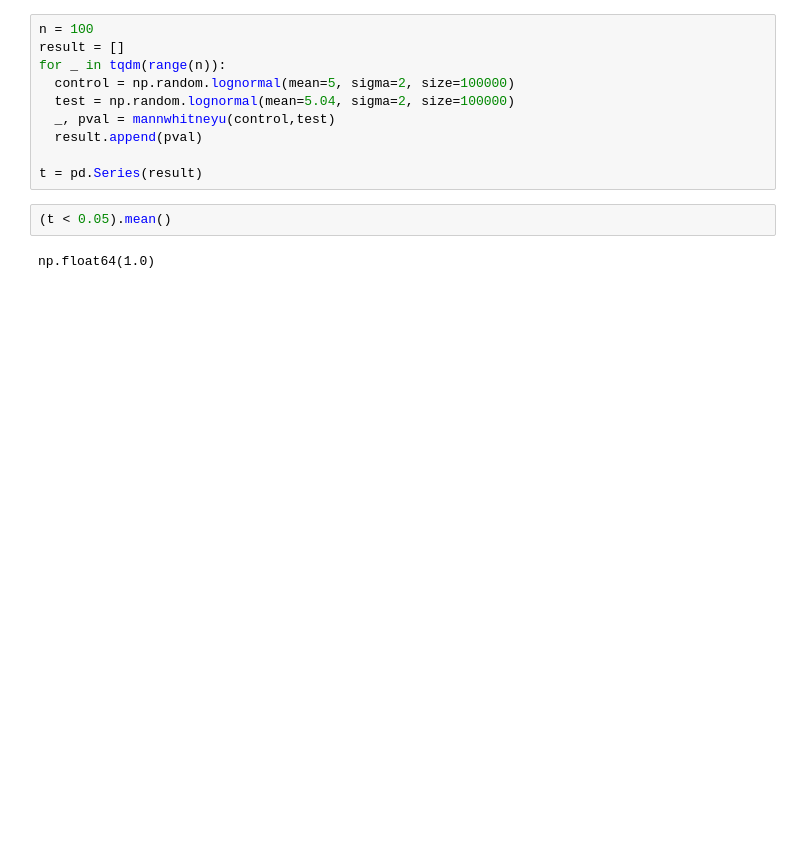
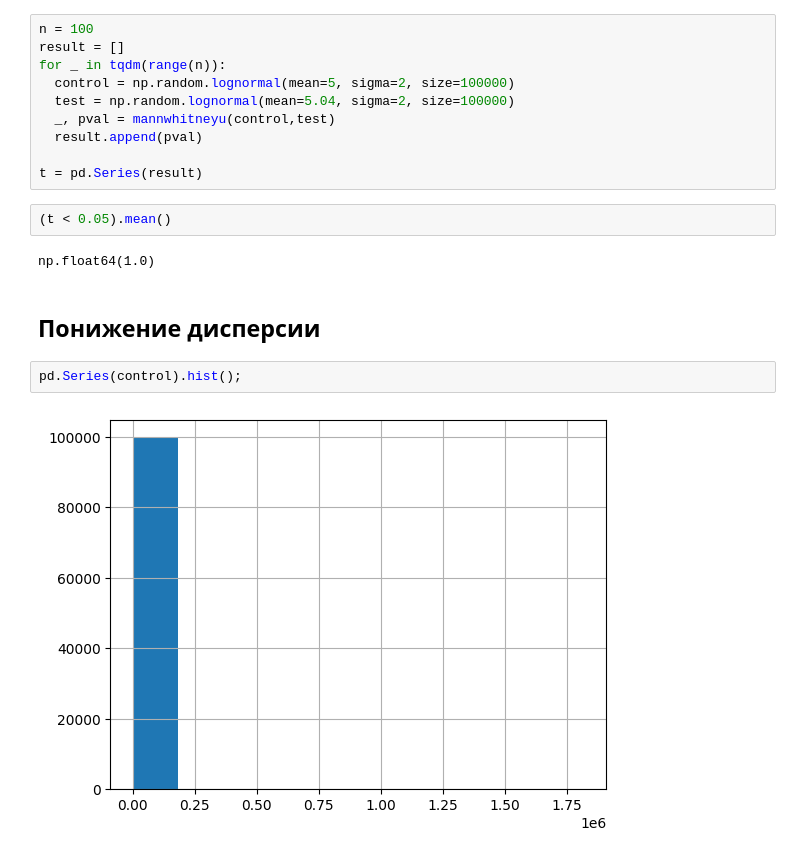
Before and after one commit to SergeyB81/Portfolio-DS, a Jupyter notebook: Тестовое CG/Bank-62-68/bank_ds_trainee_test_case-4.ipynb, the cells around one changed output. Drawn from its saved outputs; the diff is of its cells as text; blank space fills up the shorter version.

```diff
--- a/Тестовое CG/Bank-62-68/bank_ds_trainee_test_case-4.ipynb
+++ b/Тестовое CG/Bank-62-68/bank_ds_trainee_test_case-4.ipynb
@@ -149,3 +151,9 @@ t = pd.Series(result)
 (t < 0.05).mean()
 # %% [output]
 np.float64(1.0)
+# %% [markdown]
+## **Понижение дисперсии**
+# %%
+pd.Series(control).hist();
+# %% [output]
+[figure, added]
```
Also changed, not shown: parts of 40 cells of this notebook.
